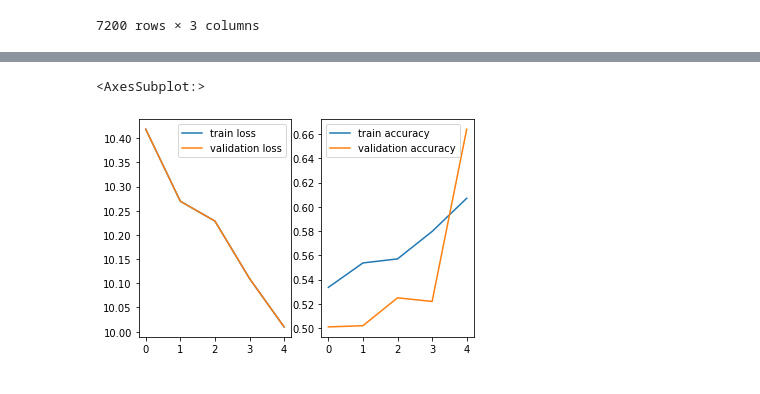
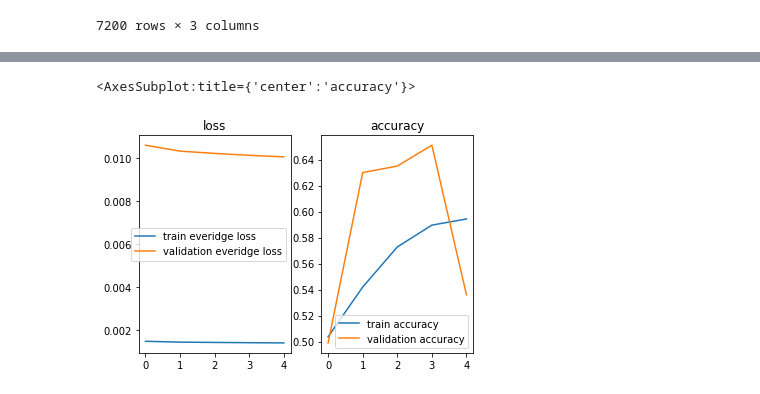
Before and after one commit to Nukleari/GLUMGLEK_final_project, a Jupyter notebook: final_project.ipynb, the cells around one changed output, grey strips where cells are left out. Cells and saved outputs as stored; diff of their text form; code cells hidden in the pictures.

Commit message:
better plots

```diff
--- a/final_project.ipynb
+++ b/final_project.ipynb
@@ -143,7 +143,7 @@ def training():
             start_positions.set_postfix({"loss" : train_loss, "accuraccy" : (train_acc/train_len)}) #we update loss and accuraccy after each batch
 
         #print(f"valid_loss {train_loss} acc {train_acc / len(train_data)}")
-        metrics['train_loss'].append(train_loss)
+        metrics['train_everidge_loss'].append(train_loss / len(train_data))
         metrics['train_accuracy'].append(train_acc / len(train_data))
 
         start_positions = list(range(0, len(valid_data), batch_size))
@@ -178,7 +178,7 @@ def training():
 
         #print(f"valid_loss {valid_loss} acc {valid_acc / len(valid_data)}")
 
-        metrics['valid_loss'].append(train_loss)
+        metrics['valid_everidge_loss'].append(train_loss / len(valid_data))
         metrics['valid_accuracy'].append(valid_acc / len(valid_data))
 
         #check for early stopping after each epoch
@@ -231,11 +231,14 @@ testmetrics = evaluation()
 # %%
 fig, ax = plt.subplots(1, 2)
 
-sns.lineplot(data=metrics['train_loss'], ax=ax[0], label='train loss')
-sns.lineplot(data=metrics['valid_loss'], ax=ax[0], label='validation loss')
+sns.lineplot(data=metrics['train_everidge_loss'], ax=ax[0], label='train everidge loss')
+sns.lineplot(data=metrics['valid_everidge_loss'], ax=ax[0], label='validation everidge loss')
+
+ax[0].set_title('loss')
+ax[1].set_title('accuracy')
 
 sns.lineplot(data=metrics['train_accuracy'], ax=ax[1], label='train accuracy')
 sns.lineplot(data=metrics['valid_accuracy'], ax=ax[1], label='validation accuracy')
 # %% [output]
-<AxesSubplot:>
+<AxesSubplot:title={'center':'accuracy'}>
-[figure, old version]
+[figure, new version]
```
Also changed, not shown: parts of 3 cells of this notebook.
